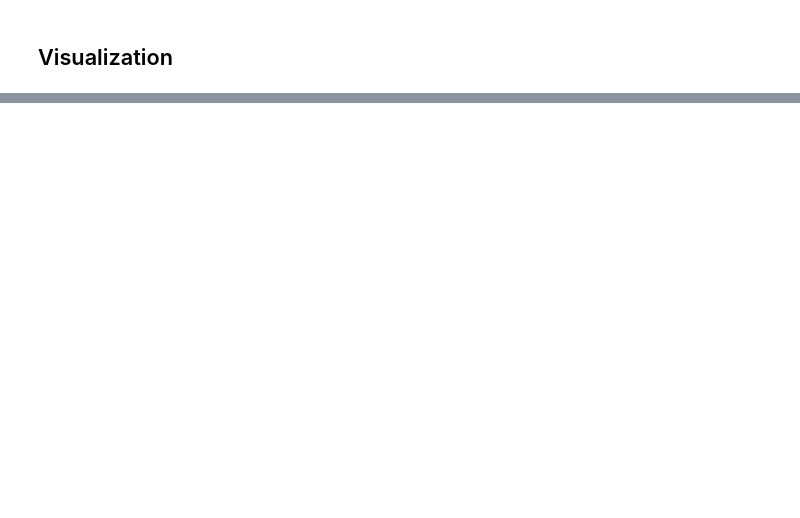
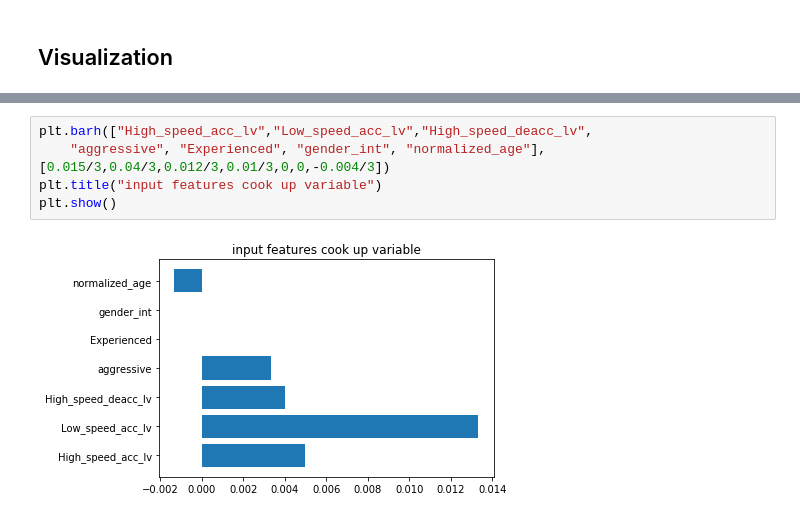
Before and after one commit to 14353160lzx/iteration4, a Jupyter notebook: Iteration4.ipynb, the cells around one changed output, grey strips where cells are left out. Cells and saved outputs as stored; diff of their text form; blank space fills up the shorter version.

```diff
--- a/Iteration4.ipynb
+++ b/Iteration4.ipynb
@@ -574,0 +682,7 @@ plt.show()
+# %%
+plt.barh(["High_speed_acc_lv","Low_speed_acc_lv","High_speed_deacc_lv",
+    "aggressive", "Experienced", "gender_int", "normalized_age"],[0.015/3,0.04/3,0.012/3,0.01/3,0,0,-0.004/3])
+plt.title("input features cook up variable")
+plt.show()
+# %% [output]
+[figure, added]
```
Also changed, not shown: parts of 21 cells of this notebook, 1 other file.
